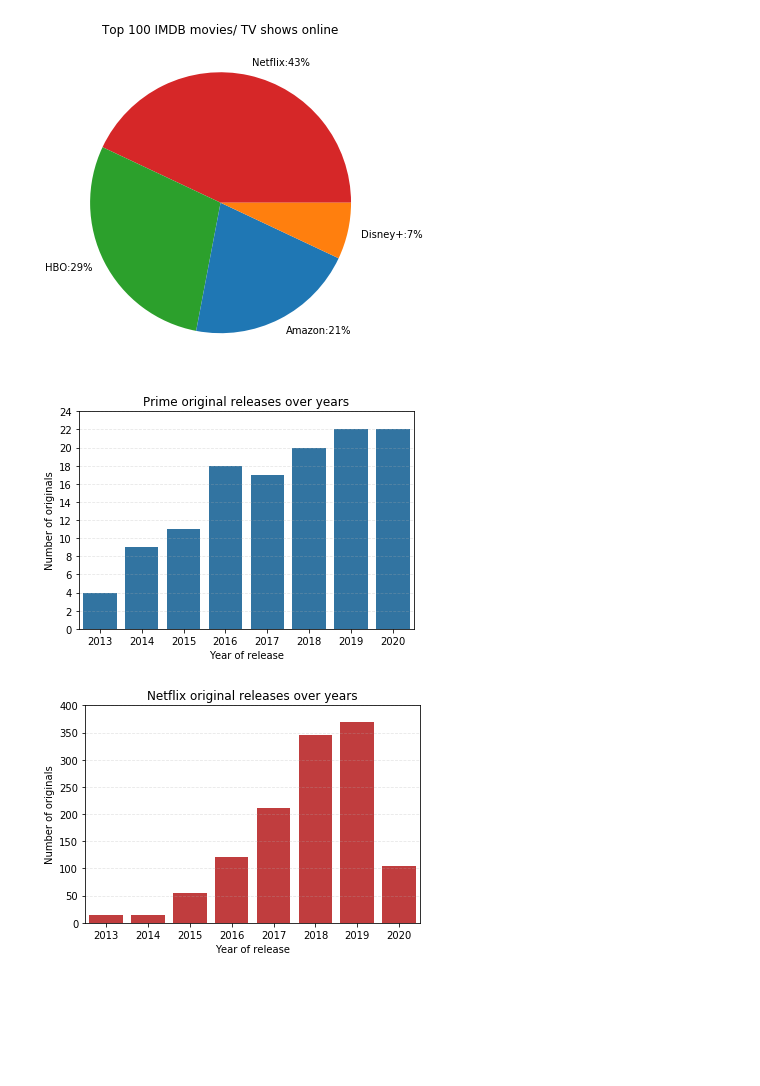
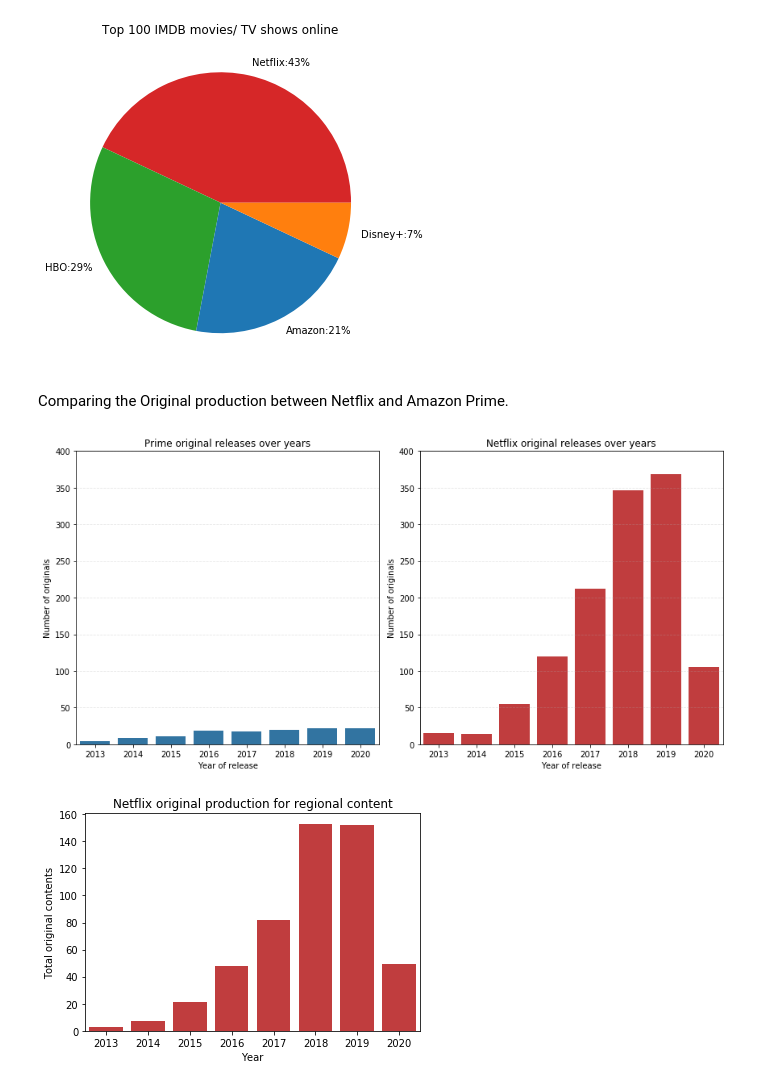
Before and after one commit to srinivasayer4/Netflix-and-Prime-Video-Comparison, a Jupyter notebook: Online Streaming Analysis.ipynb, the cells around one changed output. Saved outputs shown, nothing was run; the diff lists cells and outputs as text; code cells hidden in the pictures; blank space fills up the shorter version.

Commit message:
Added data visualization for comaprison

```diff
--- a/Online Streaming Analysis.ipynb
+++ b/Online Streaming Analysis.ipynb
@@ -754,3 +756,8 @@ Name: streaming_x, dtype: int64
+# %%
+# Reading the backup files
+df_merge= pd.read_csv(r'C:\Users\srini\Projects\Online Streaming\df_merge.csv')
+df_genre = pd.read_csv(r'C:\Users\srini\Projects\Online Streaming\df_genre.csv')
+df= pd.read_csv(r'C:\Users\srini\Projects\Online Streaming\df.csv')
 # %% [markdown]
 ## 4. Exploratory Data Analysis
 We will be visualizing the data to find any trends in it.
@@ -929,30 +936,42 @@ plt.title('Top 100 IMDB movies/ TV shows online')
 plt.show()
 # %% [output]
 [figure]
+# %% [markdown]
+Comparing the Original production between Netflix and Amazon Prime.
 # %%
 # Prime original production over years
-
-series= df_merge.query('original==True and streaming_x=="Amazon" and year>=2013').year.value_counts()
+plt.figure(figsize=(12,6))
+plt.subplot(1,2,1)
+series= df_merge.query('original== "1" and streaming_x=="Amazon" and year>=2013').year.value_counts()
 sns.barplot(x= [int(x) for x in series.index] , y= series, color= 'tab:blue')
 plt.grid(linestyle='--', alpha=0.3, axis='y')
 plt.ylabel('Number of originals')
 plt.xlabel('Year of release')
 plt.title('Prime original releases over years')
-plt.yticks(range(0,25,2))
+#plt.yticks(range(0,25,2))
+plt.yticks(range(0,450,50))
+
+# Netflix original production over years
+series= df_merge.query('original== "True" and streaming_x=="Netflix" and year>=2013').drop_duplicates(subset=['title_x'])['year'].value_counts()
+plt.subplot(1,2,2)
+sns.barplot(x= [int(x) for x in series.index] , y= series, color= 'tab:red')
+plt.grid(linestyle='--', alpha=0.3, axis='y')
+plt.ylabel('Number of originals')
+plt.xlabel('Year of release')
+plt.title('Netflix original releases over years')
+plt.yticks(range(0,450,50))
+plt.tight_layout()
 plt.show()
 # %% [output]
-[figure, old version]
+[figure, new version]
 # %%
-# Netflix original production over years
+# Netflix original production for regional content
+series= df_merge.query('original== "True" and streaming_x=="Netflix" and year>=2013').drop_duplicates(subset=['title_x']).groupby(by=['year','regional']).count()['title_x'].reset_index()
 
-series= df_merge.query('original==True and streaming_x=="Netflix" and year>=2013').drop_duplicates(subset=['title_x'])['year'].value_counts()
-
-sns.barplot(x= [int(x) for x in series.index] , y= series, color= 'tab:red')
-plt.grid(linestyle='--', alpha=0.3, axis='y')
-plt.ylabel('Number of originals')
-plt.xlabel('Year of release')
-plt.title('Netflix original releases over years')
-plt.yticks(range(0,450,50))
+sns.barplot(x= [int(x) for x in series.year], y= series.title_x, color= 'tab:red'  )
+plt.ylabel('Total original contents')
+plt.xlabel('Year')
+plt.title('Netflix original production for regional content')
 plt.show()
 # %% [output]
-[figure, old version]
+[figure, new version]
```
Also changed, not shown: parts of 10 cells of this notebook.
